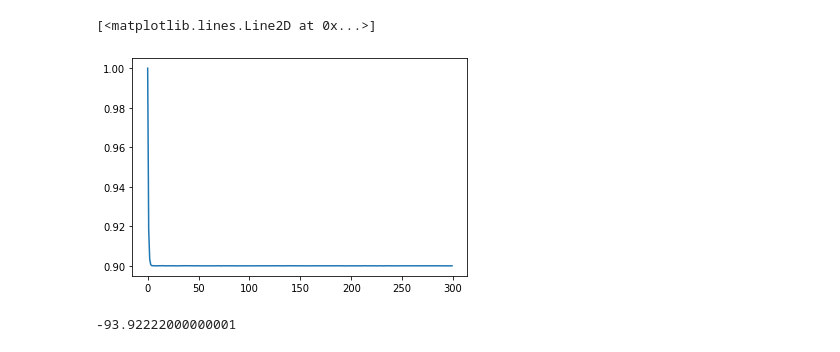
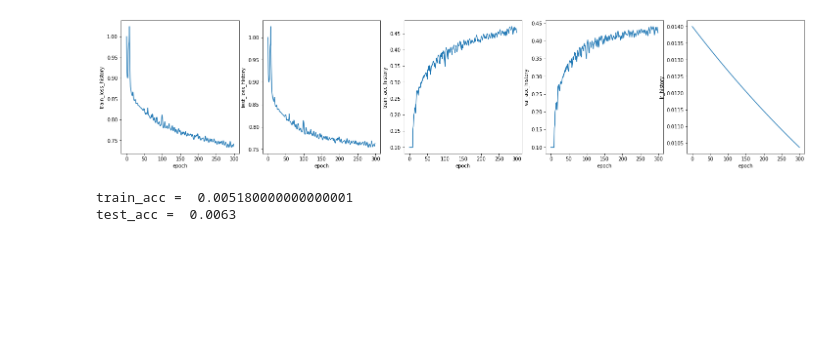
Before and after one commit to DinithiSilva/EN2550_Assignment4, a Jupyter notebook: part2.ipynb, the cells around one changed output. Saved outputs shown, nothing was run; the diff lists cells and outputs as text; code cells hidden in the pictures; blank space fills up the shorter version.

```diff
--- a/part2.ipynb
+++ b/part2.ipynb
@@ -12,7 +12,7 @@ Nte = x_test.shape[0]
 Din = 3072 # CIFAR10
 # Din = 784 # MINIST
 # Normalize pixel values
-x_train, x_test = x_train / 255.0, x_test / 255.0
+#x_train, x_test = x_train / 255.0, x_test / 255.0
 mean_image = np.mean(x_train, axis=0)
 x_train = x_train - mean_image
 x_test = x_test - mean_image
@@ -43,3 +27,9 @@ b2: (10,)
+# %%
+#accuracy calculation
+def accuracy(y_pred,y):
+        batch_size=y_pred.shape[0] # number of input data
+        acc=(1/batch_size)*(np.abs(np.argmax(y,axis=1)==np.argmax(y_pred,axis=1))).sum()
+        return acc
 # %%
 H=200
 std=1e-6
@@ -88,14 +117,27 @@ for t in range(iterations):
-# %%
-plt.plot(loss_history)
-# %% [output]
-[<matplotlib.lines.Line2D at 0x...>]
-[figure, removed]
+# %%
+history_lists=[train_loss_history,test_loss_history,train_acc_history,val_acc_history,lr_history]
+titles=['train_loss_history','test_loss_history','train_acc_history','val_acc_history','lr_history']
+fig,ax=plt.subplots(1,5,figsize=(25,5))
+for i in range(len(history_lists)):
+        ax[i].plot(history_lists[i])
+        ax[i].set_ylabel(titles[i])
+        ax[i].set_xlabel("epoch")
+        ax[i].plot()
+# %% [output]
+[figure, added]
 # %%
 # Printing accuracies
 x_t=x_train
 y_pred=x_t.dot(w1)+b1
+batch_size=Ntr
+train_acc= 1/batch_size*((np.argmax(y_train,axis=1) == np.argmax(y_pred,axis=1))).sum()
+print("train_acc = ",train_acc)
 
-train_acc= 1.0 - 1/Ntr*(np.abs(np.argmax(y_train,axis=1) - np.argmax(y_pred,axis=1))).sum()
-print(train_acc)
+x_t=x_test
+y_pred=x_t.dot(w1)+b1
+batch_size=Nte
+test_acc= 1/batch_size*((np.argmax(y_test,axis=1) == np.argmax(y_pred,axis=1))).sum()
+print("test_acc = ",test_acc)
 # %% [output]
--93.92222000000001
+train_acc =  0.005180000000000001
+test_acc =  0.0063
```
Also changed, not shown: parts of 2 cells of this notebook.
